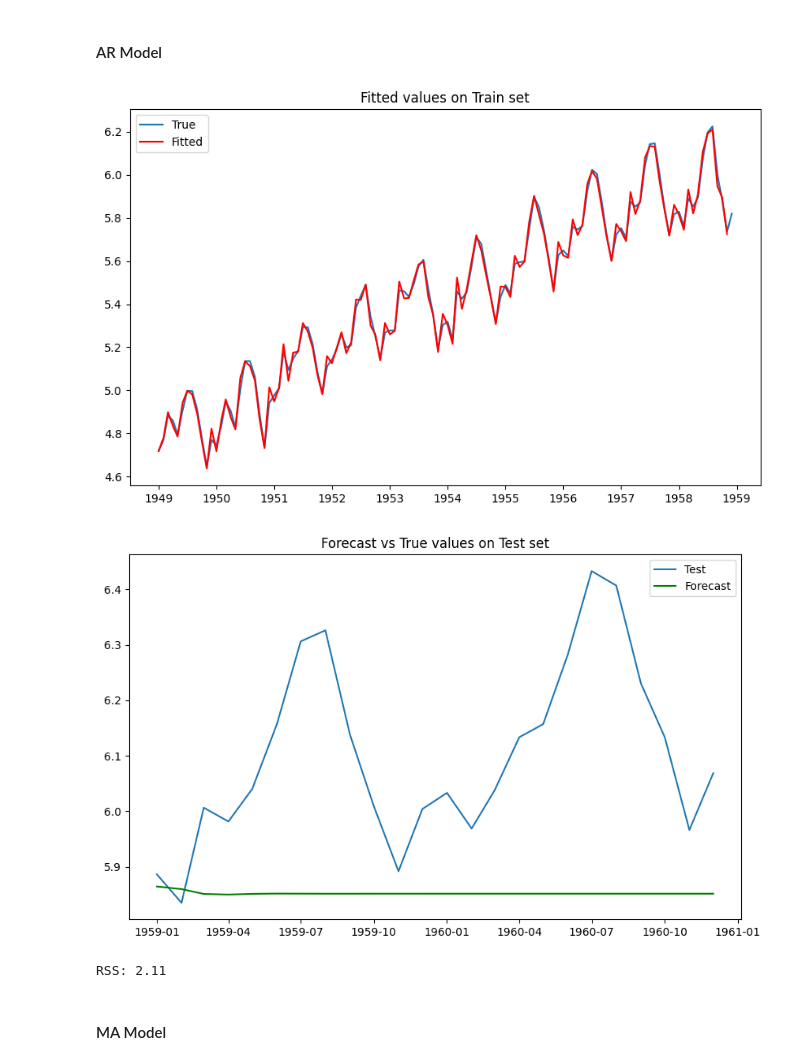
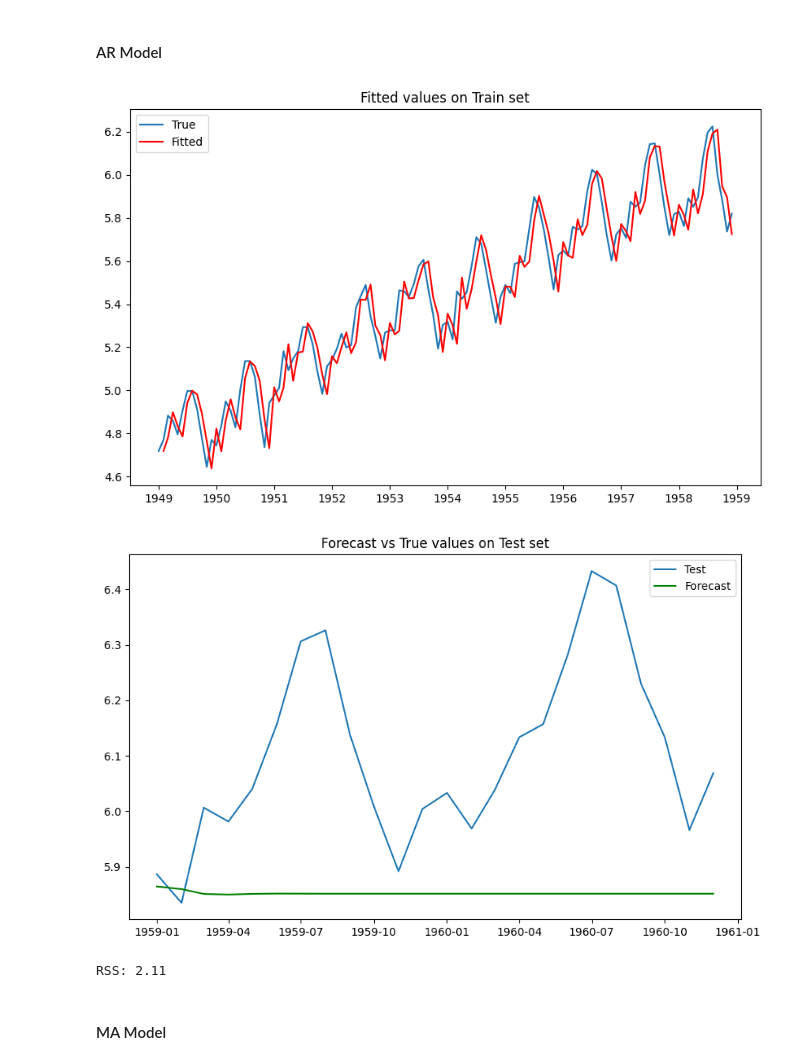
Before and after one commit to stefanospadari/Spadari-AirPassengers, a Jupyter notebook: ARIMA.ipynb, the cells around one changed output. Saved outputs shown, nothing was run; the diff lists cells and outputs as text; code cells hidden in the pictures.

```diff
--- a/ARIMA.ipynb
+++ b/ARIMA.ipynb
@@ -513,29 +609,29 @@ Even if we are using ARIMA, we will try first only AR and MA to see the differen
 # %%
 ar = ARIMA(train, order=(p,1,0))
 results_AR = ar.fit()
 
-fitted_values_AR = results_AR.fittedvalues.shift(-1)
+fitted_values_AR = results_AR.fittedvalues
 
 # Forecast for the test set
 forecast_AR = results_AR.forecast(steps=len(test))
 forecast_AR.index = test.index  # align index for plotting and RSS
 
 plt.title("Fitted values on Train set")
 plt.plot(train, label="True")
-plt.plot(fitted_values_AR, c="r", label="Fitted")
+plt.plot(fitted_values_AR[1:], c="r", label="Fitted")
 plt.legend()
 plt.show()
 
 plt.title("Forecast vs True values on Test set")
 plt.plot(test, label="Test")
 plt.plot(forecast_AR, c="g", label="Forecast")
 plt.legend()
 plt.show()
 
 RSS_ar = ((forecast_AR - test["#Passengers"])**2).sum()
 print(f"RSS: {RSS_ar:.2f}")
 # %% [output]
-[figure, old version]
+[figure, new version]
 [figure]
 RSS: 2.11
 # %% [markdown]
```
Also changed, not shown: parts of 48 cells of this notebook.
